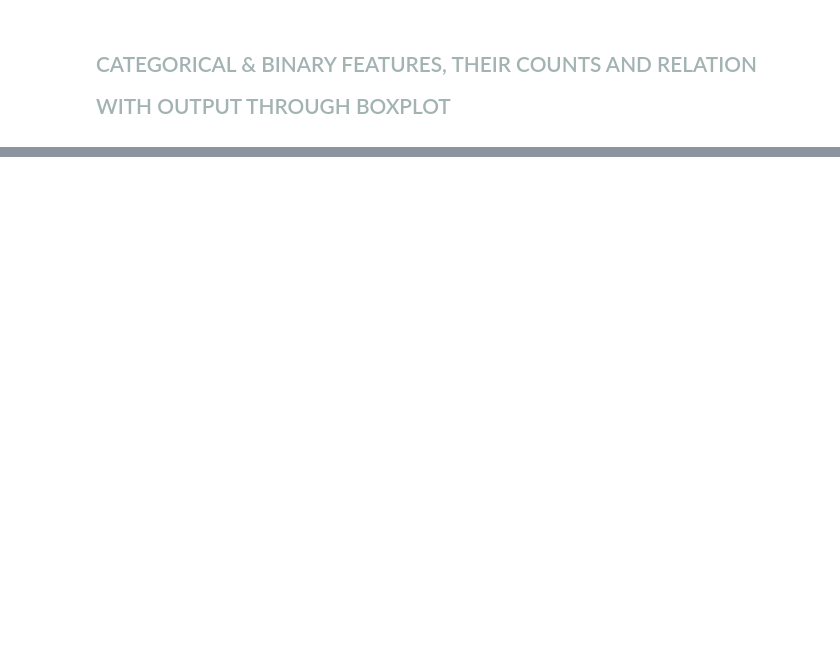
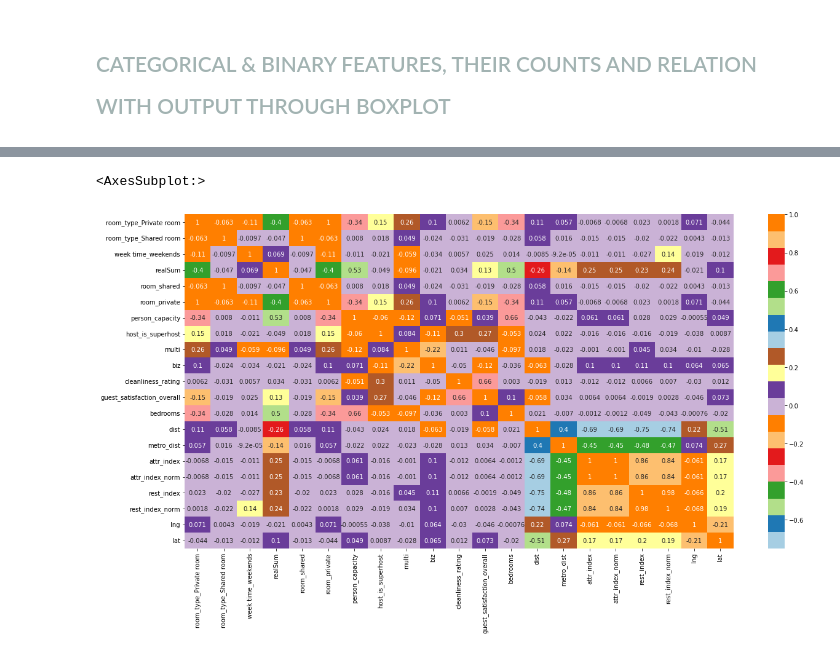
Before and after one commit to ibabarx/Machine-Learning-Hands-On, a Jupyter notebook: Airbnb Prices in European Cities/amsterdam.ipynb, the cells around one changed output, grey strips where cells are left out. Saved outputs shown, nothing was run; the diff lists cells and outputs as text; code cells hidden in the pictures; blank space fills up the shorter version.

```diff
--- a/Airbnb Prices in European Cities/amsterdam.ipynb
+++ b/Airbnb Prices in European Cities/amsterdam.ipynb
@@ -233,0 +248,3 @@ plt.show()
+# %%
+amsterdam_2 = amsterdam.replace({False: 0, True: 1})
+amsterdam_2
@@ -233,0 +276,4 @@ plt.show()
+# %%
+amsterdam_2_categorical_dummies = pd.get_dummies(amsterdam_2[['room_type','week time']],drop_first=True)
+amsterdam_2_dummies = pd.concat([amsterdam_2_categorical_dummies, amsterdam_2.drop(columns=['room_type','week time'])], axis=1)
+amsterdam_2_dummies
@@ -233,0 +299,7 @@ plt.show()
+# %%
+plt.figure
+fig, axes = plt.subplots(nrows=1, ncols=1, figsize=(20, 10))
+sns.heatmap(amsterdam_2_dummies.corr(),cmap=sns.color_palette("Paired",20),annot=True,ax=axes)
+# %% [output]
+<AxesSubplot:>
+[figure, added]
```
Also changed, not shown: parts of 34 cells of this notebook.
